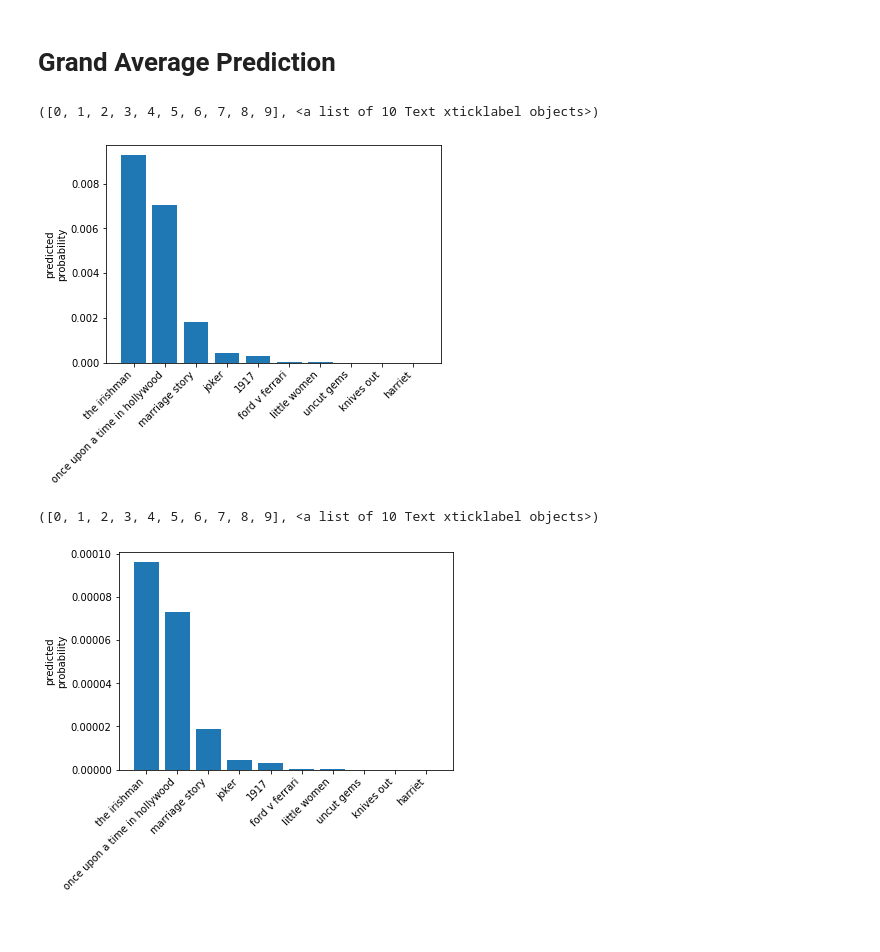
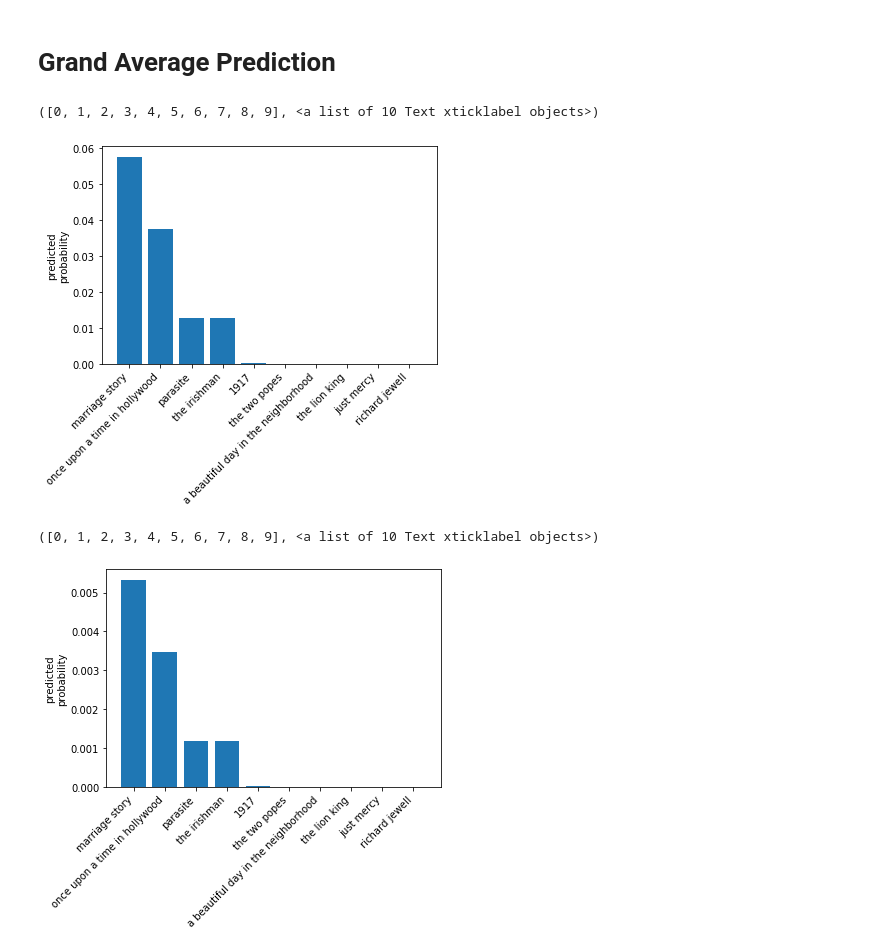
Before and after one commit to ronsg83/Capstone-1, a Jupyter notebook: 4_Prediction.ipynb, the cells around one changed output. Drawn from its saved outputs; the diff is of its cells as text; code cells hidden in the pictures.

```diff
--- a/4_Prediction.ipynb
+++ b/4_Prediction.ipynb
@@ -497,6 +574,0 @@ Confusion Matrix:
-# %%
-name.append('mlp')
-accuracy.append(0.95)
-recall.append(0.14)
-precision.append(0.50)
-print(name, accuracy, recall, precision)
@@ -519,9 +589,17 @@ mlp_bag.fit(X_train, y_train)
 y_pred = mlp_bag.predict(X_test)
 target_names = ['class 0', 'class 1']
 clear_output()
-print(mlp_bag.score(X, y))
 plt.barh(x['title'], x['predicted_probability_mlpbag'])
 plt.xlabel('probability')
 print(classification_report(y_test, y_pred, target_names=target_names))
 print("Confusion Matrix:\n", confusion_matrix(y_test, y_pred))
+
+acc_score = mlp_bag.score(X, y)
+prec_score = precision_score(y_test, y_pred, labels= 'class 1')
+print("Accuracy:", acc_score)
+print("Precision:",prec_score)
+name.append('mlp_bag')
+precision.append(prec_score)
+accuracy.append(acc_score)
+print(name, accuracy, precision)
 # %% [output]
@@ -542,6 +621,0 @@ Confusion Matrix:
-# %%
-name.append('mlpbag')
-accuracy.append(0.96)
-recall.append(0.20)
-precision.append(0.52)
-print(name, accuracy, recall, precision)
@@ -550,5 +632,6 @@ print(name, accuracy, recall, precision)
 # %%
-performance_df = pd.DataFrame({'classifier': name, 'accuracy':accuracy, 'recall':recall, 'precision':precision})
+performance_df = pd.DataFrame({'classifier': name, 'accuracy':accuracy, 'precision':precision})
 performance_df.set_index('classifier', inplace=True)
 performance_df
 pickle.dump(performance_df,open('my_data/performance_df', "wb" ))
+print(performance_df)
@@ -557,43 +650,43 @@ pickle.dump(performance_df,open('my_data/performance_df', "wb" ))
 # %%
 
 
 field = 'accuracy'
 DFX_2019['final_proba'] = 1
-DFX_2019['final_proba'] = DFX_2019['final_proba'] * DFX_2019['predicted_probability_log']*performance_df.loc['log',field]
+DFX_2019['final_proba'] = DFX_2019['final_proba'] * DFX_2019['predicted_probability_log']*performance_df.loc['logreg',field]
 DFX_2019['final_proba'] = DFX_2019['final_proba'] * DFX_2019['predicted_probability_knn']*performance_df.loc['knn',field]
 DFX_2019['final_proba'] = DFX_2019['final_proba'] * DFX_2019['predicted_probability_rfc']*performance_df.loc['rfc',field]
 DFX_2019['final_proba'] = DFX_2019['final_proba'] * DFX_2019['predicted_probability_bag']*performance_df.loc['bag',field]
 DFX_2019['final_proba'] = DFX_2019['final_proba'] * DFX_2019['predicted_probability_ada']*performance_df.loc['ada',field]
 DFX_2019['final_proba'] = DFX_2019['final_proba'] * DFX_2019['predicted_probability_mlp']*performance_df.loc['mlp',field]
-DFX_2019['final_proba'] = DFX_2019['final_proba'] * DFX_2019['predicted_probability_mlpbag']*performance_df.loc['mlpbag',field]
+DFX_2019['final_proba'] = DFX_2019['final_proba'] * DFX_2019['predicted_probability_mlpbag']*performance_df.loc['mlp_bag',field]
 
 
 
 
 
 DFX_2019.columns
 x = DFX_2019.sort_values(by='final_proba', ascending=False).head(10)
 # print(bag.best_params_)
 # x = x.iloc[::-1,:]
 plt.bar(x['title'], x['final_proba'])
 plt.xticks(rotation=90)
 plt.ylabel('predicted\nprobability')
 plt.xticks(rotation=45, horizontalalignment = 'right')
 # %% [output]
 ([0, 1, 2, 3, 4, 5, 6, 7, 8, 9], <a list of 10 Text xticklabel objects>)
-[figure, old version]
+[figure, new version]
 # %%
 
 
 field = 'precision'
 DFX_2019['final_proba'] = 1
-DFX_2019['final_proba'] = DFX_2019['final_proba'] * DFX_2019['predicted_probability_log']*performance_df.loc['log',field]
+DFX_2019['final_proba'] = DFX_2019['final_proba'] * DFX_2019['predicted_probability_log']*performance_df.loc['logreg',field]
 DFX_2019['final_proba'] = DFX_2019['final_proba'] * DFX_2019['predicted_probability_knn']*performance_df.loc['knn',field]
 DFX_2019['final_proba'] = DFX_2019['final_proba'] * DFX_2019['predicted_probability_rfc']*performance_df.loc['rfc',field]
 DFX_2019['final_proba'] = DFX_2019['final_proba'] * DFX_2019['predicted_probability_bag']*performance_df.loc['bag',field]
 DFX_2019['final_proba'] = DFX_2019['final_proba'] * DFX_2019['predicted_probability_ada']*performance_df.loc['ada',field]
 DFX_2019['final_proba'] = DFX_2019['final_proba'] * DFX_2019['predicted_probability_mlp']*performance_df.loc['mlp',field]
-DFX_2019['final_proba'] = DFX_2019['final_proba'] * DFX_2019['predicted_probability_mlpbag']*performance_df.loc['mlpbag',field]
+DFX_2019['final_proba'] = DFX_2019['final_proba'] * DFX_2019['predicted_probability_mlpbag']*performance_df.loc['mlp_bag',field]
 
 
 
@@ -609,4 +702,4 @@ plt.ylabel('predicted\nprobability')
 plt.xticks(rotation=45, horizontalalignment = 'right')
 # %% [output]
 ([0, 1, 2, 3, 4, 5, 6, 7, 8, 9], <a list of 10 Text xticklabel objects>)
-[figure, old version]
+[figure, new version]
```
Also changed, not shown: parts of 33 cells of this notebook.
